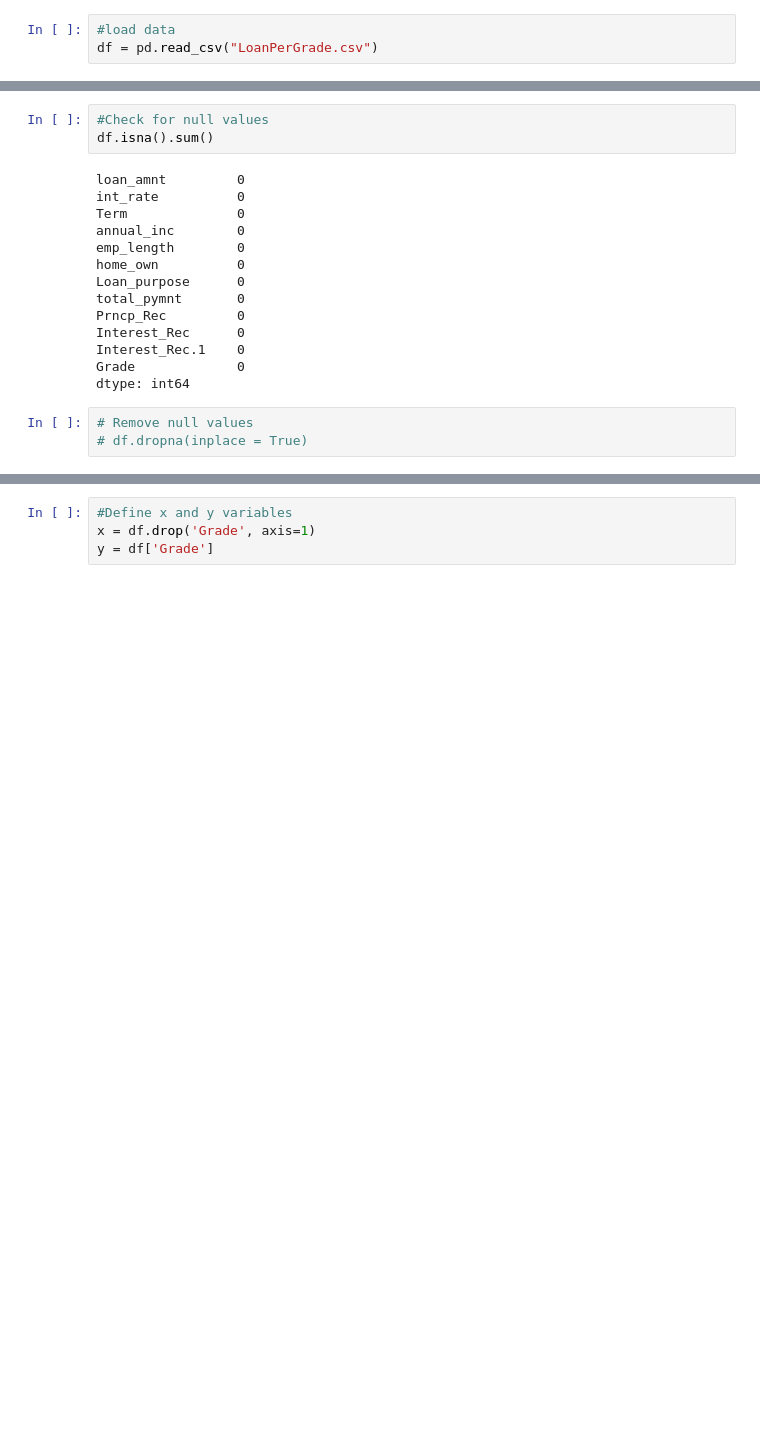
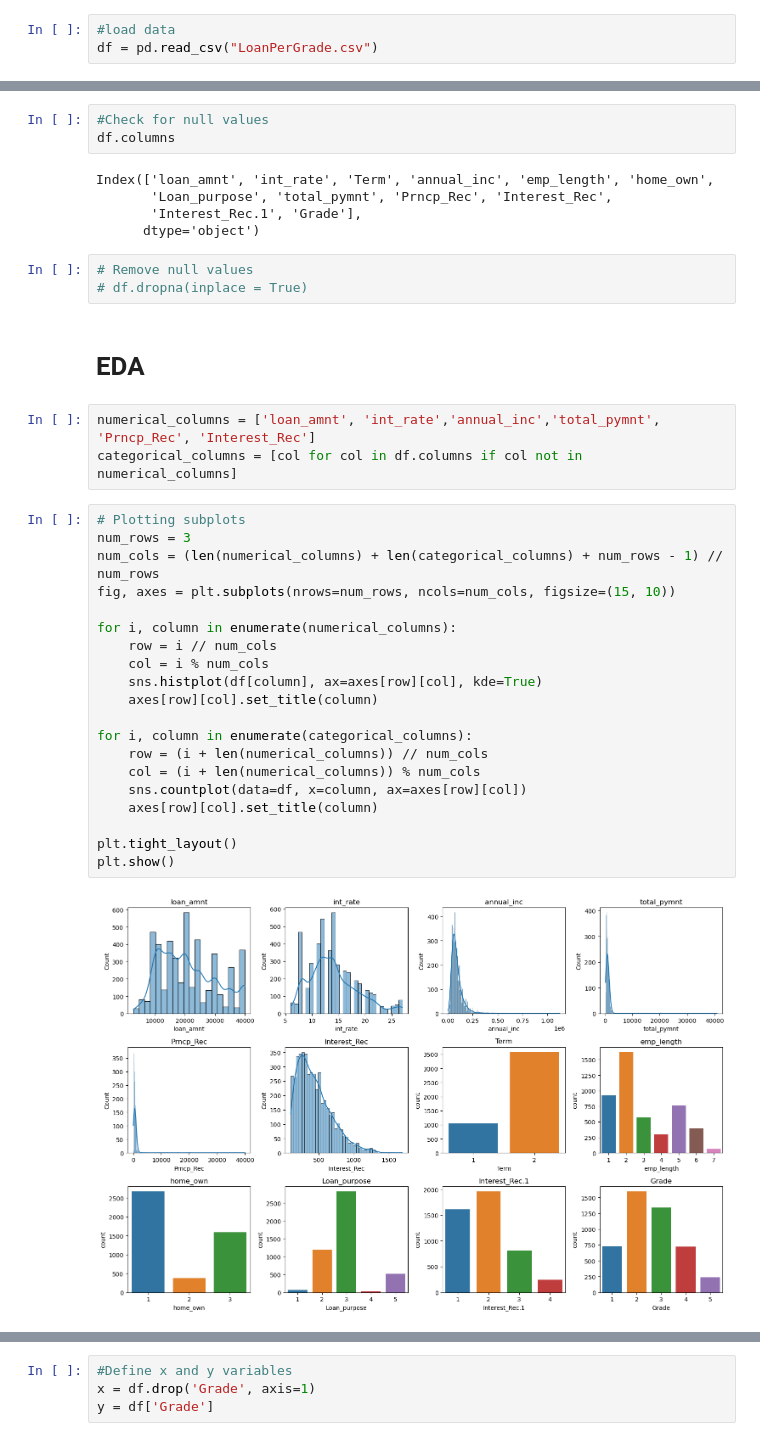
Before and after one commit to MarkPhamm/AI---ML, a Jupyter notebook: machine_learning/supervised/classification/random_forest/random_forest.ipynb, the cells around one changed output, grey strips where cells are left out. Cells and saved outputs as stored; diff of their text form; blank space fills up the shorter version.

```diff
--- a/machine_learning/supervised/classification/random_forest/random_forest.ipynb
+++ b/machine_learning/supervised/classification/random_forest/random_forest.ipynb
@@ -41,20 +47,38 @@ dtype: object
 # %%
 #Check for null values
-df.isna().sum()
+df.columns
 # %% [output]
-loan_amnt         0
-int_rate          0
-Term              0
-annual_inc        0
-emp_length        0
-home_own          0
-Loan_purpose      0
-total_pymnt       0
-Prncp_Rec         0
-Interest_Rec      0
-Interest_Rec.1    0
-Grade             0
-dtype: int64
+Index(['loan_amnt', 'int_rate', 'Term', 'annual_inc', 'emp_length', 'home_own',
+       'Loan_purpose', 'total_pymnt', 'Prncp_Rec', 'Interest_Rec',
+       'Interest_Rec.1', 'Grade'],
+      dtype='object')
 # %%
 # Remove null values
 # df.dropna(inplace = True)
+# %% [markdown]
+# EDA
+# %%
+numerical_columns = ['loan_amnt', 'int_rate','annual_inc','total_pymnt', 'Prncp_Rec', 'Interest_Rec']
+categorical_columns = [col for col in df.columns if col not in numerical_columns]
+# %%
+# Plotting subplots
+num_rows = 3
+num_cols = (len(numerical_columns) + len(categorical_columns) + num_rows - 1) // num_rows
+fig, axes = plt.subplots(nrows=num_rows, ncols=num_cols, figsize=(15, 10))
+
+for i, column in enumerate(numerical_columns):
+    row = i // num_cols
+    col = i % num_cols
+    sns.histplot(df[column], ax=axes[row][col], kde=True)
+    axes[row][col].set_title(column)
+
+for i, column in enumerate(categorical_columns):
+    row = (i + len(numerical_columns)) // num_cols
+    col = (i + len(numerical_columns)) % num_cols
+    sns.countplot(data=df, x=column, ax=axes[row][col])
+    axes[row][col].set_title(column)
+
+plt.tight_layout()
+plt.show()
+# %% [output]
+[figure, added]
```
Also changed, not shown: parts of 8 cells of this notebook, 6 other files.
